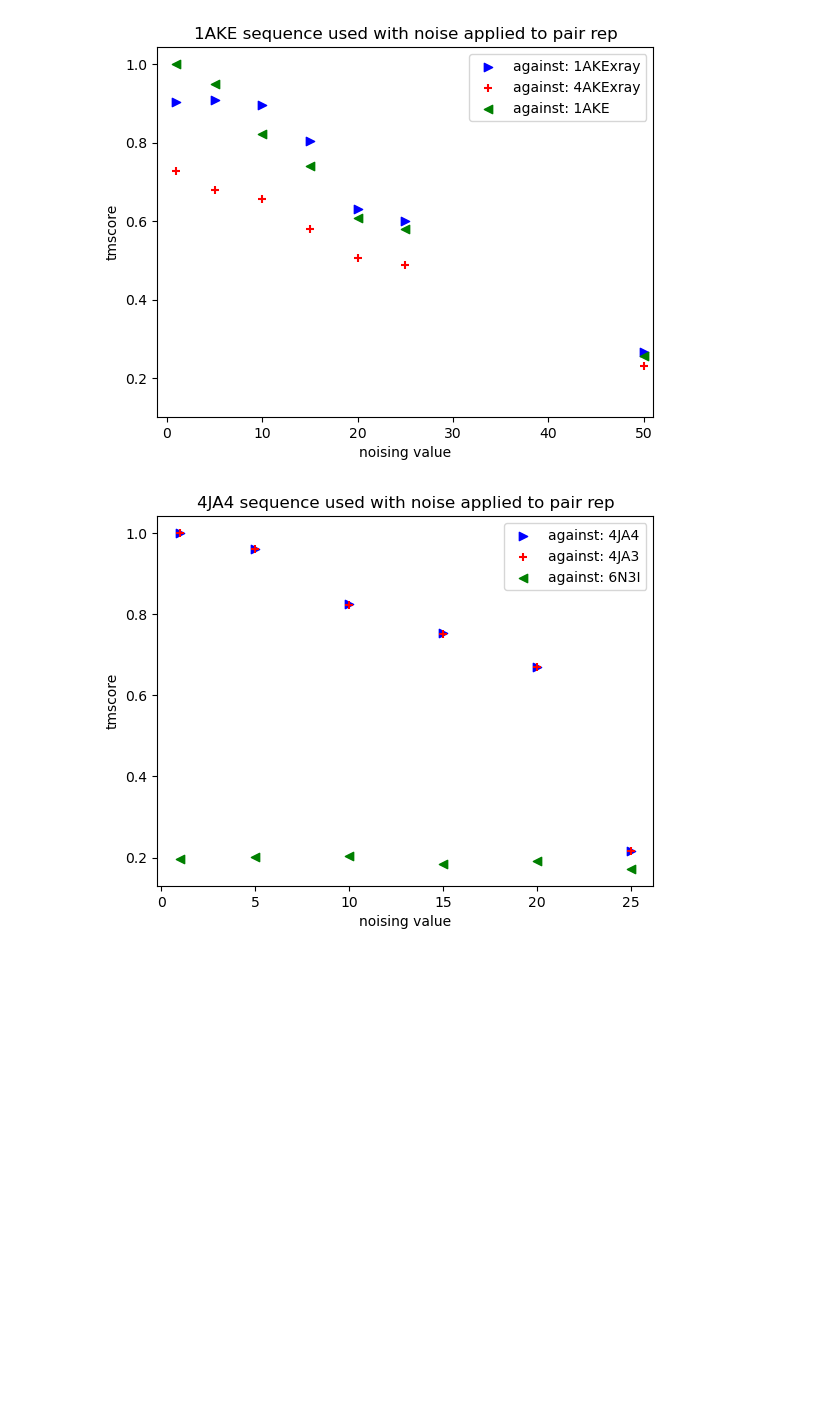
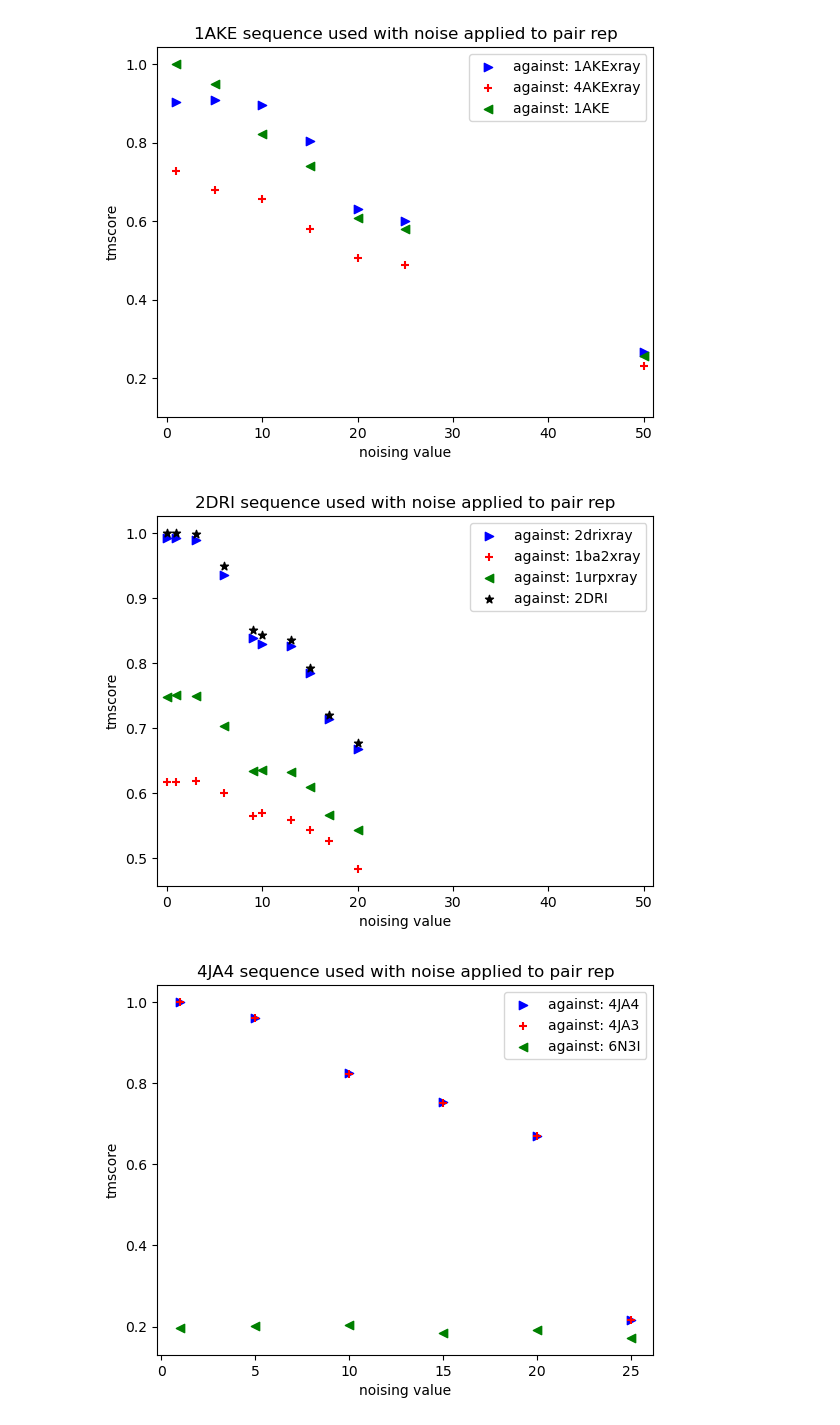
Before and after one commit to MichaelTrumbull/openfold-mt, a Jupyter notebook: compare.ipynb, the cells around one changed output. Cells and saved outputs as stored; diff of their text form; code cells hidden in the pictures; blank space fills up the shorter version.

```diff
--- a/compare.ipynb
+++ b/compare.ipynb
@@ -93,3 +93,5 @@ d_1ake_4ake_run = tmscore_dict_mult_conf('output/',['1AKExray_downloaded_0_z_xra
+# %%
+d_2dri = tmscore_dict_mult_conf('output/',['2drixray_downloaded_0_z_xrayscattering.pdb', '1ba2xray_downloaded_0_z_xrayscattering.pdb','1urpxray_downloaded_0_z_xrayscattering.pdb','2DRI_none_0.0_z_prediction.pdb'])
 # %%
 def plot_tmruns_mult_conf(dict,run_protien,target_protiens):
     '''
@@ -116,6 +118,12 @@ plt.xlim(-1,51)
 plt.show()
 # %% [output]
 [figure]
+# %%
+plot_tmruns_mult_conf(d_2dri,'2DRI',['2drixray','1ba2xray','1urpxray','2DRI'])
+plt.xlim(-1,51)
+plt.show()
+# %% [output]
+[figure, added]
 # %%
 plot_tmruns_mult_conf(d_mult_conf_xyle,'4JA4',['4JA4','4JA3','6N3I'])
 plt.show()
```
Also changed, not shown: parts of 4 cells of this notebook, 2 other files.
